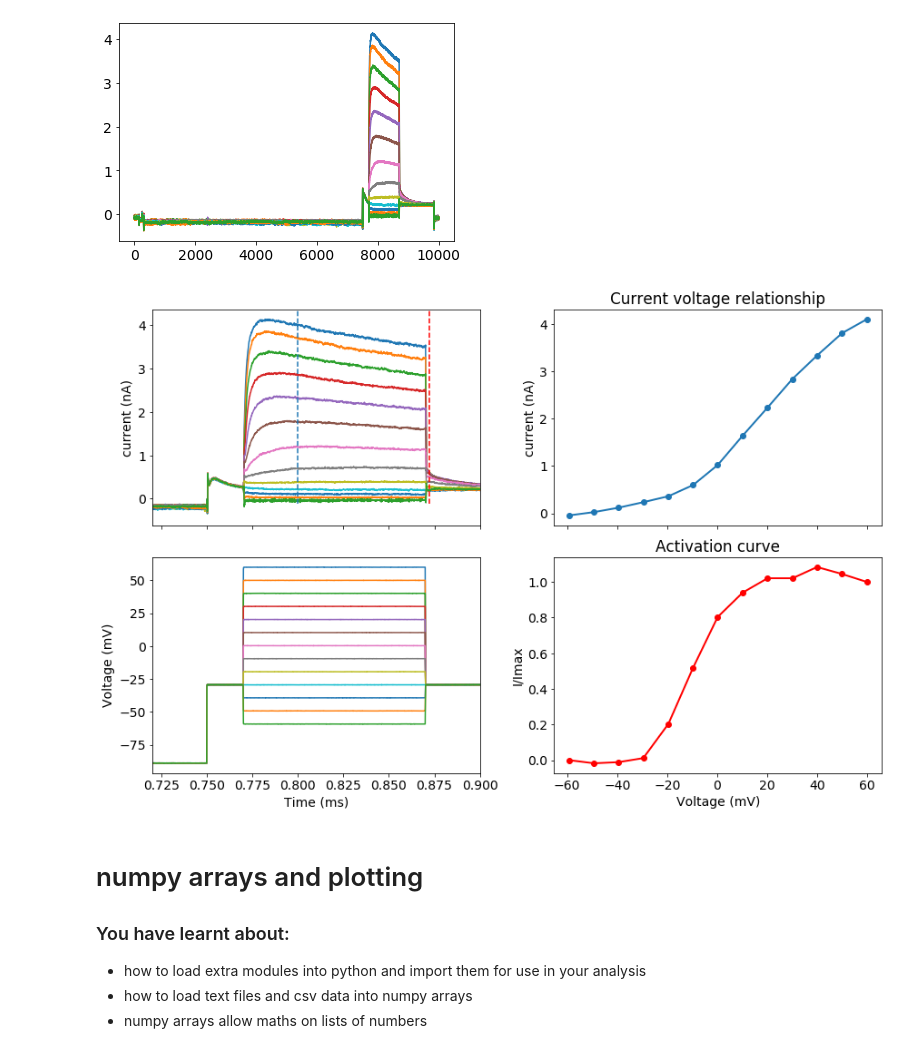
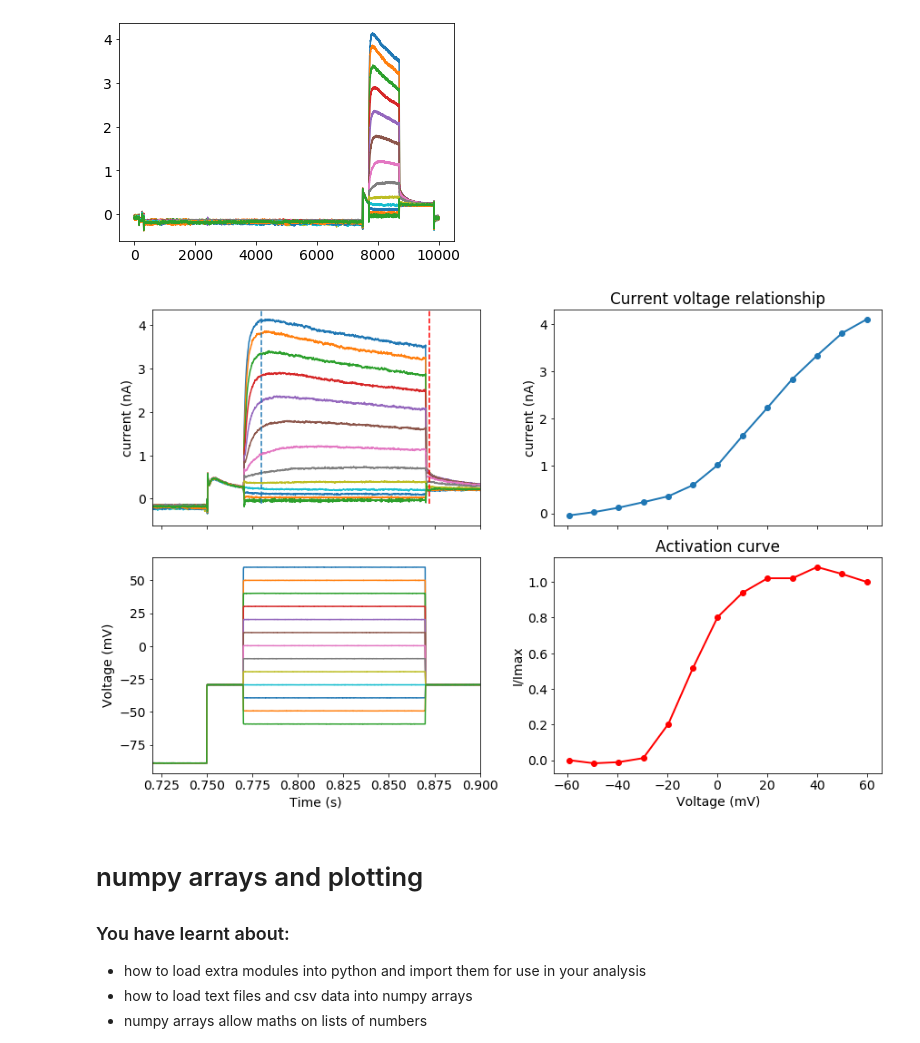
Before and after one commit to inchinn1/DataAnalysisTutorialJupyter, a Jupyter notebook: ADAPythonIntro.ipynb, the cells around one changed output. Drawn from its saved outputs; the diff is of its cells as text; code cells hidden in the pictures.

```diff
--- a/ADAPythonIntro.ipynb
+++ b/ADAPythonIntro.ipynb
@@ -291,31 +291,31 @@ plt.plot(measuredI);
 # %%
 fig, axs = plt.subplots(2, 2, figsize=(12, 8),constrained_layout=True, sharex='col')
 
 axs[0,0].plot(xScaleVC,measuredI)
 axs[0,0].set_xlim(.72,.9)
 axs[0,0].set_ylabel('current (nA)')
 # add lines to indicate where measurements were taken
-axs[0,0].axvline(.8,0.1,1,linestyle='--')
+axs[0,0].axvline(.78,0.1,1,linestyle='--')
 axs[0,0].axvline(.8724,0.1,1,linestyle='--',color='r')
 
 axs[1,0].plot(xScaleVC,commandV)
 axs[1,0].set_ylabel('Voltage (mV)')
-axs[1,0].set_xlabel('Time (ms)')
+axs[1,0].set_xlabel('Time (s)')
 
 
 axs[0,1].plot(commandV[7800,:],measuredI[7800,:],linewidth=2,marker='o')
 axs[0,1].set_title('Current voltage relationship')
 axs[0,1].set_ylabel('current (nA)')
 
 activation = measuredI[8724,:]-measuredI[8724,-1]
 activation=activation/activation[0]
 
 axs[1,1].plot(commandV[8000,:],activation,'r',linewidth=2,marker='o')
 axs[1,1].set_title('Activation curve')
 axs[1,1].set_ylabel('I/Imax')
 axs[1,1].set_xlabel('Voltage (mV)');
 # %% [output]
-[figure, old version]
+[figure, new version]
 # %% [markdown]
 # numpy arrays and plotting
 ### You have learnt about:
```
Also changed, not shown: parts of 5 cells of this notebook, 1 other file.
